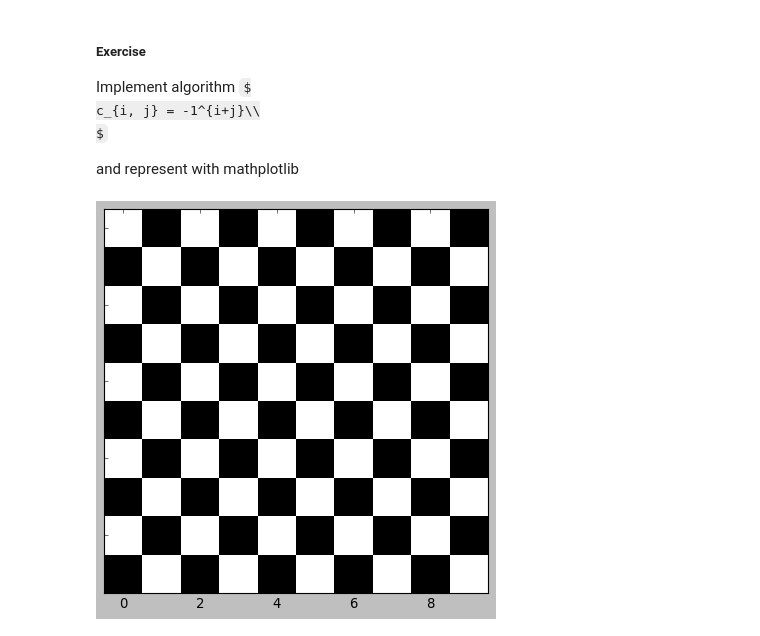
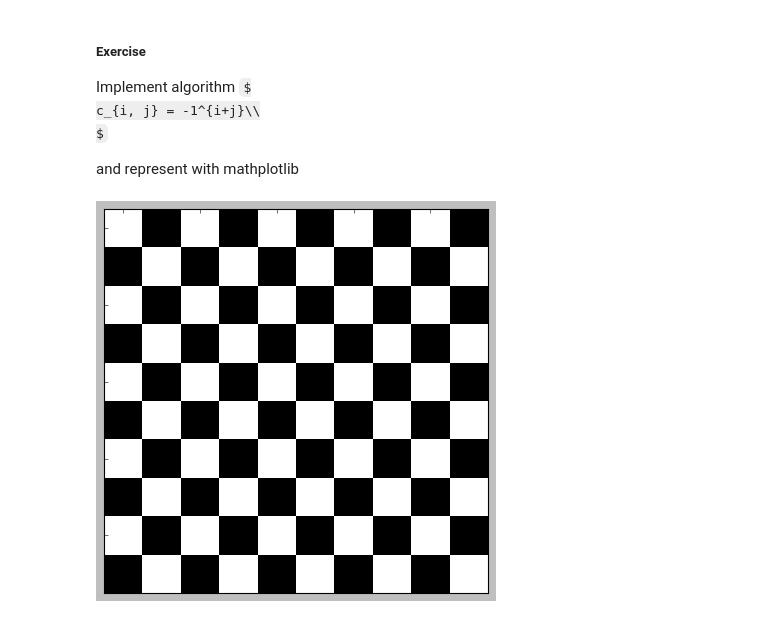
Before and after one commit to pawelztef/maths_pyt, a Jupyter notebook: graphing_and_visualisation.ipynb, the cells around one changed output. Saved outputs shown, nothing was run; the diff lists cells and outputs as text; code cells hidden in the pictures; some formulas as TeX source.

```diff
--- a/graphing_and_visualisation.ipynb
+++ b/graphing_and_visualisation.ipynb
@@ -348,16 +348,16 @@ and represent with mathplotlib
 # %%
 import numpy as np
 import matplotlib.pyplot as plt
 
 N = 10
 mtx = np.zeros((N, N))
 
 for i in range(0, N):
     for j in range(0, N):
         mtx[i, j] = (-1)**(i+j)
 
 plt.imshow(mtx, interpolation='none')
 plt.set_cmap('gray')
-plt.tick_params(labelleft=False, labelright=False, lab)
+plt.tick_params(labelleft=False, labelright=False, labelbottom=False)
 # %% [output]
-[figure, old version]
+[figure, new version]
```
Also changed, not shown: parts of 2 cells of this notebook.
